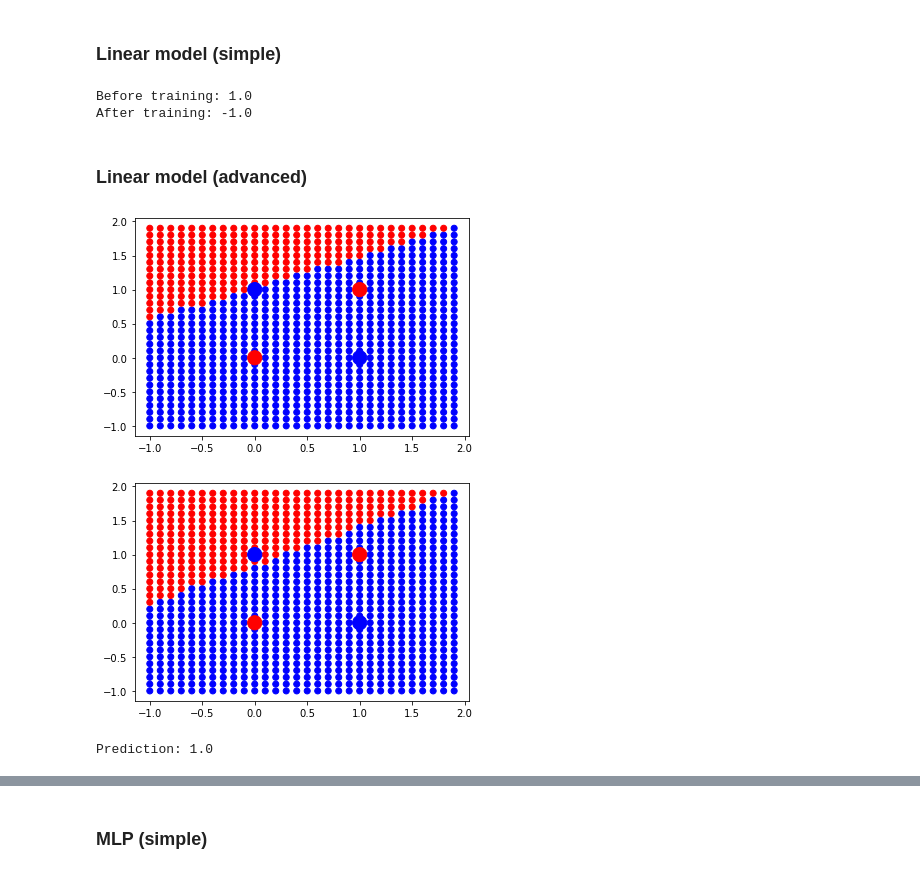
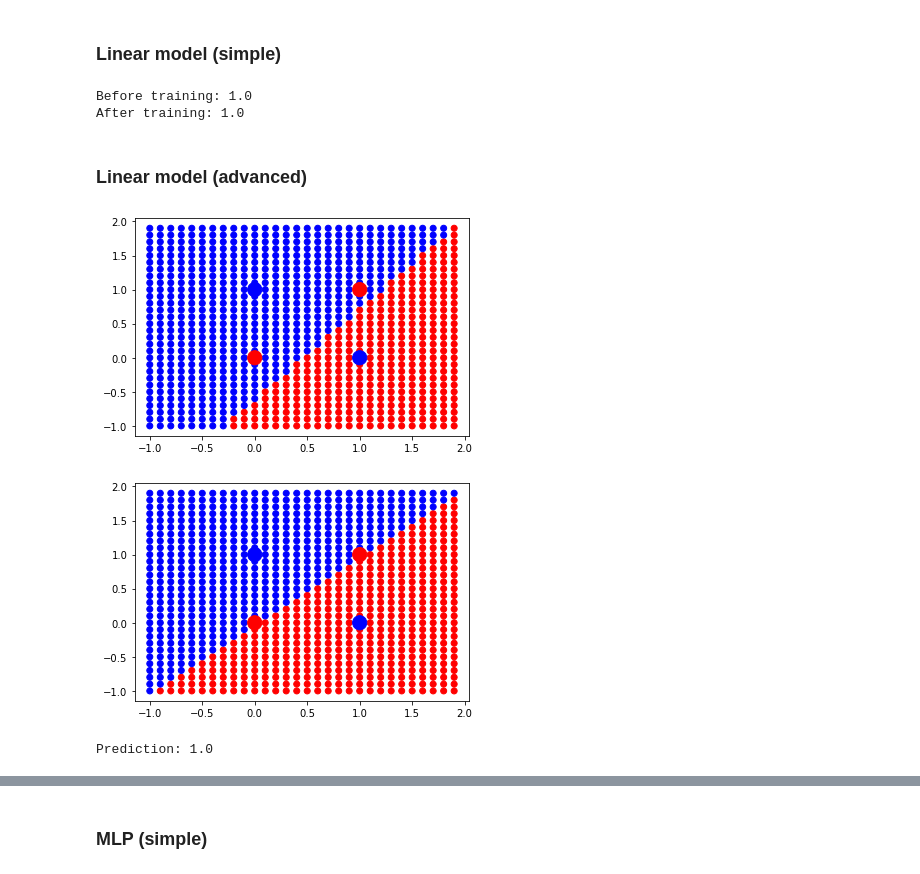
Before and after one commit to Levorilh/ml_python, a Jupyter notebook: Notebook___CAS_DE_TESTS.ipynb, the cells around one changed output, grey strips where cells are left out. Drawn from its saved outputs; the diff is of its cells as text; code cells hidden in the pictures.

```diff
--- a/Notebook___CAS_DE_TESTS.ipynb
+++ b/Notebook___CAS_DE_TESTS.ipynb
@@ -213,7 +213,7 @@ test_before = predict_linear_model_classif(p_model, input_dim, [1.25, 1.25])
 
 print("Before training:", test_before)
 
-train_linear_model(p_model, input_dim, X, Y)
+train_linear_classification_model(p_model, input_dim, X, Y)
 
 
 test_after = predict_linear_model_classif(p_model, input_dim , [1.25, 1.25])
@@ -242,7 +242,7 @@ for p in X:
     flattened_dataset_inputs.append(p[1])
     #print(flattened_dataset_inputs)
 
-train_linear_model(model, input_dim, X, Y)
+train_linear_classification_model(model, input_dim, X, Y, epochs=100000)
 
 predicted_outputs = [predict_linear_model_classif(model,input_dim,  p)  for p in test_dataset]
 predicted_outputs_colors = ['blue' if label == 1 else 'red' for label in predicted_outputs]
@@ -300,7 +300,7 @@ for p in X:
     flattened_dataset_inputs.append(p[0])
     flattened_dataset_inputs.append(p[1])
 
-train_classification_stochastic_gradient_backpropagation_mlp_model(model, X, Y, epochs=10000)
+train_classification_stochastic_gradient_backpropagation_mlp_model(model, X, Y, epochs=100000)
 
 predicted_outputs = [predict_mlp_model_classification(model,  p)  for p in test_dataset]
 predicted_outputs_colors = ['blue' if label >= 0 else 'red' for label in predicted_outputs]
@@ -347,7 +347,7 @@ test_before = predict_linear_model_classif(p_model, input_dim , [0, 0])
 
 print("Before training:", test_before)
 
-train_linear_model(p_model, input_dim, X, Y)
+train_linear_classification_model(p_model, input_dim, X, Y)
 
 
 test_after = predict_linear_model_classif(p_model, input_dim , [0, 0])
@@ -355,7 +355,7 @@ test_after = predict_linear_model_classif(p_model, input_dim , [0, 0])
 print("After training:",test_after)
 # %% [output]
 Before training: 1.0
-After training: -1.0
+After training: 1.0
 # %% [markdown]
 ### Linear model (advanced)
 # %%
@@ -365,34 +365,34 @@ colors = ["blue" if output >= 0 else "red" for output in Y]
 
 predicted_outputs = [predict_linear_model_classif(model, input_dim,  p)  for p in test_dataset]
 predicted_outputs_colors = ['blue' if label == 1 else 'red' for label in predicted_outputs]
 plt.scatter([p[0] for p in test_dataset], [p[1] for p in test_dataset], c=predicted_outputs_colors)
 plt.scatter([p[0] for p in X], [p[1] for p in X], c=colors, s=200)
 plt.show()
 
 flattened_dataset_inputs = []
 for p in X:
     flattened_dataset_inputs.append(p[0])
     flattened_dataset_inputs.append(p[1])
 
-train_linear_model(model, input_dim, flattened_dataset_inputs, Y)
+train_linear_classification_model(model, input_dim, flattened_dataset_inputs, Y)
 
 predicted_outputs = [predict_linear_model_classif(model,input_dim,  p)  for p in test_dataset]
 predicted_outputs_colors = ['blue' if label == 1 else 'red' for label in predicted_outputs]
 plt.scatter([p[0] for p in test_dataset], [p[1] for p in test_dataset], c=predicted_outputs_colors)
 plt.scatter([p[0] for p in X], [p[1] for p in X], c=colors, s=200)
 plt.show()
 
 test_after = predict_linear_model_classif(p_model, input_dim , [1.25, 1.25])
 
 print("Prediction:", test_after)
 
 flattened_dataset_inputs = []
 for p in X:
     flattened_dataset_inputs.append(p[0])
     flattened_dataset_inputs.append(p[1])
 
 destroy_linear_model(model)
 # %% [output]
-[figure, old version]
+[figure, new version]
-[figure, old version]
+[figure, new version]
 Prediction: 1.0
```
Also changed, not shown: parts of 24 cells of this notebook.
